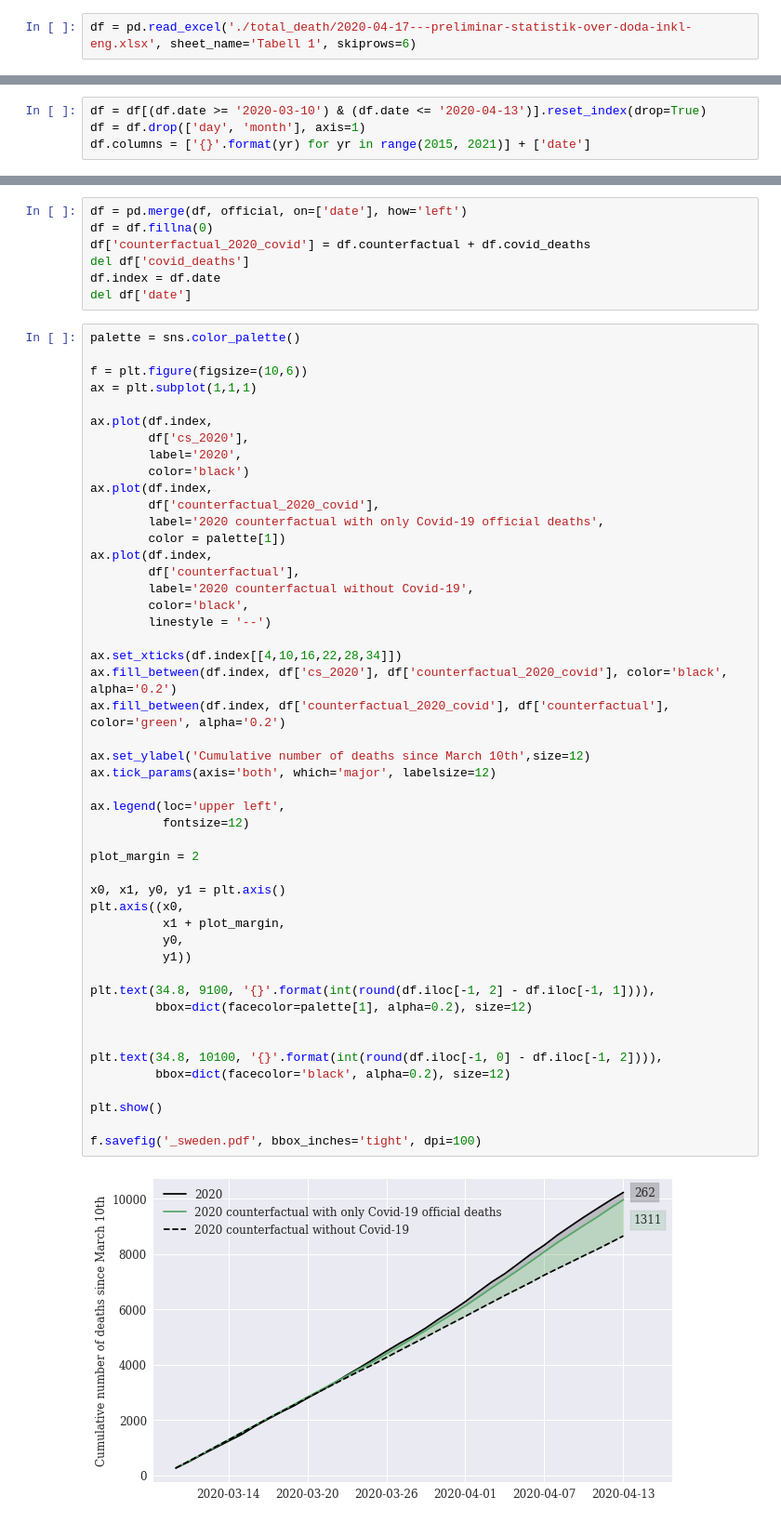
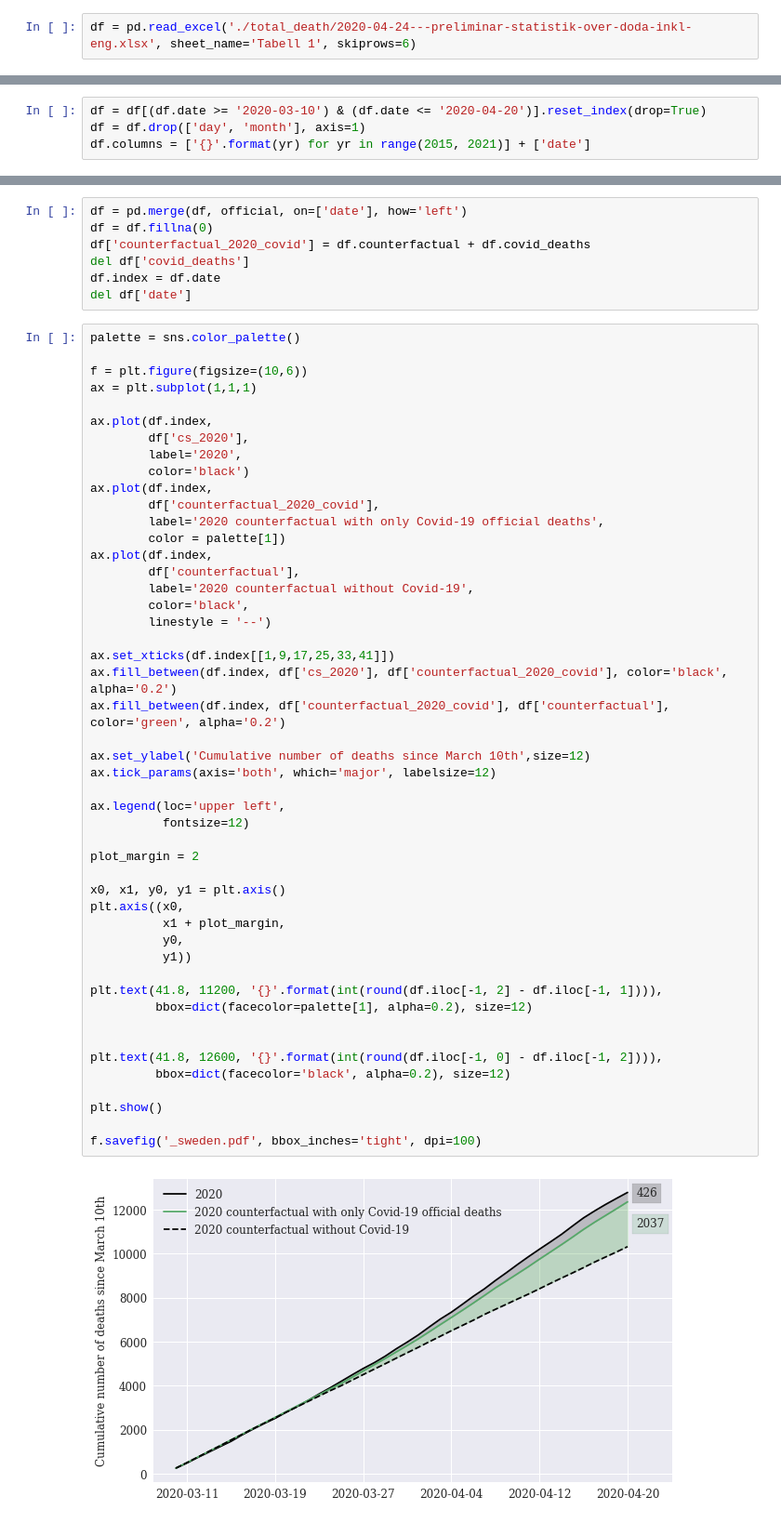
Before and after one commit to sebastianhohmann/covid19_total_death, a Jupyter notebook: sweden/SW_counterfactual.ipynb, the cells around one changed output, grey strips where cells are left out. Shown at 93% size. Drawn from its saved outputs; the diff is of its cells as text.

```diff
--- a/sweden/SW_counterfactual.ipynb
+++ b/sweden/SW_counterfactual.ipynb
@@ -33,7 +33,7 @@ def convert_months(month):
 
     return months[month]
 # %%
-df = pd.read_excel('./total_death/2020-04-17---preliminar-statistik-over-doda-inkl-eng.xlsx', sheet_name='Tabell 1', skiprows=6)
+df = pd.read_excel('./total_death/2020-04-24---preliminar-statistik-over-doda-inkl-eng.xlsx', sheet_name='Tabell 1', skiprows=6)
 # %%
 df = df[['DagMånad', 2015, 2016, 2017, 2018, 2019, 2020]].iloc[:-1,:].reset_index(drop=True).copy(deep=True)
 # %% [markdown]
@@ -59,5 +59,5 @@ plt.show()
 # %%
-df = df[(df.date >= '2020-03-10') & (df.date <= '2020-04-13')].reset_index(drop=True)
+df = df[(df.date >= '2020-03-10') & (df.date <= '2020-04-20')].reset_index(drop=True)
 df = df.drop(['day', 'month'], axis=1)
 df.columns = ['{}'.format(yr) for yr in range(2015, 2021)] + ['date']
 # %% [markdown]
@@ -126,37 +126,37 @@ ax.plot(df.index,
         label='2020 counterfactual without Covid-19',
         color='black',
         linestyle = '--')
 
-ax.set_xticks(df.index[[4,10,16,22,28,34]])
+ax.set_xticks(df.index[[1,9,17,25,33,41]])
 ax.fill_between(df.index, df['cs_2020'], df['counterfactual_2020_covid'], color='black', alpha='0.2')
 ax.fill_between(df.index, df['counterfactual_2020_covid'], df['counterfactual'], color='green', alpha='0.2')
 
 ax.set_ylabel('Cumulative number of deaths since March 10th',size=12)
 ax.tick_params(axis='both', which='major', labelsize=12)
 
 ax.legend(loc='upper left',
           fontsize=12)
 
 plot_margin = 2
 
 x0, x1, y0, y1 = plt.axis()
 plt.axis((x0,
           x1 + plot_margin,
           y0,
           y1))
 
-plt.text(34.8, 9100, '{}'.format(int(round(df.iloc[-1, 2] - df.iloc[-1, 1]))),
+plt.text(41.8, 11200, '{}'.format(int(round(df.iloc[-1, 2] - df.iloc[-1, 1]))),
          bbox=dict(facecolor=palette[1], alpha=0.2), size=12)
 
 
-plt.text(34.8, 10100, '{}'.format(int(round(df.iloc[-1, 0] - df.iloc[-1, 2]))),
+plt.text(41.8, 12600, '{}'.format(int(round(df.iloc[-1, 0] - df.iloc[-1, 2]))),
          bbox=dict(facecolor='black', alpha=0.2), size=12)
 
 plt.show()
 
 f.savefig('_sweden.pdf', bbox_inches='tight', dpi=100)
 # %% [output]
-[figure, old version]
+[figure, new version]
 # %%
 print('Official covid-deaths: {} = green - dashed black'.format(round(df.iloc[-1, 2] - df.iloc[-1, 1])))
 print('Excess deaths: {} = solid black - dashed black'.format(round(df.iloc[-1, 0] - df.iloc[-1, 1])))
```
Also changed, not shown: parts of 2 cells of this notebook, 3 other files.
